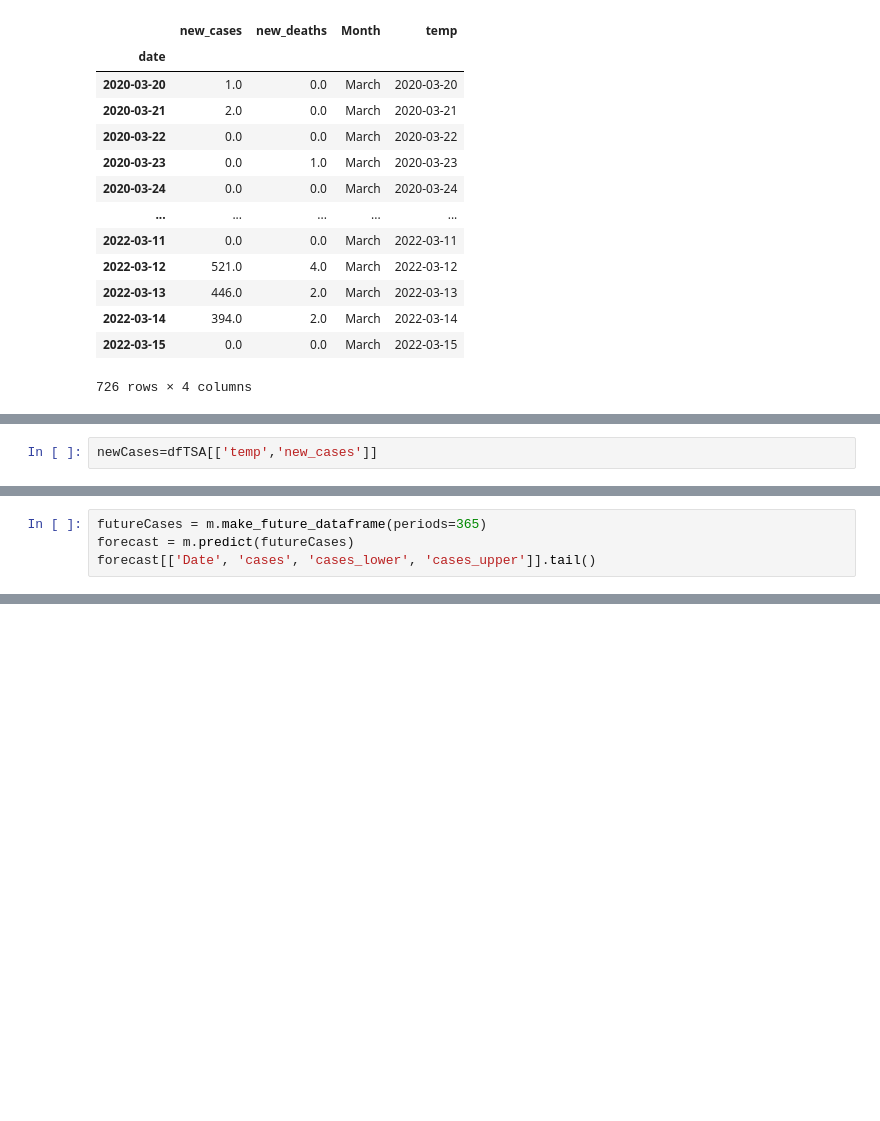
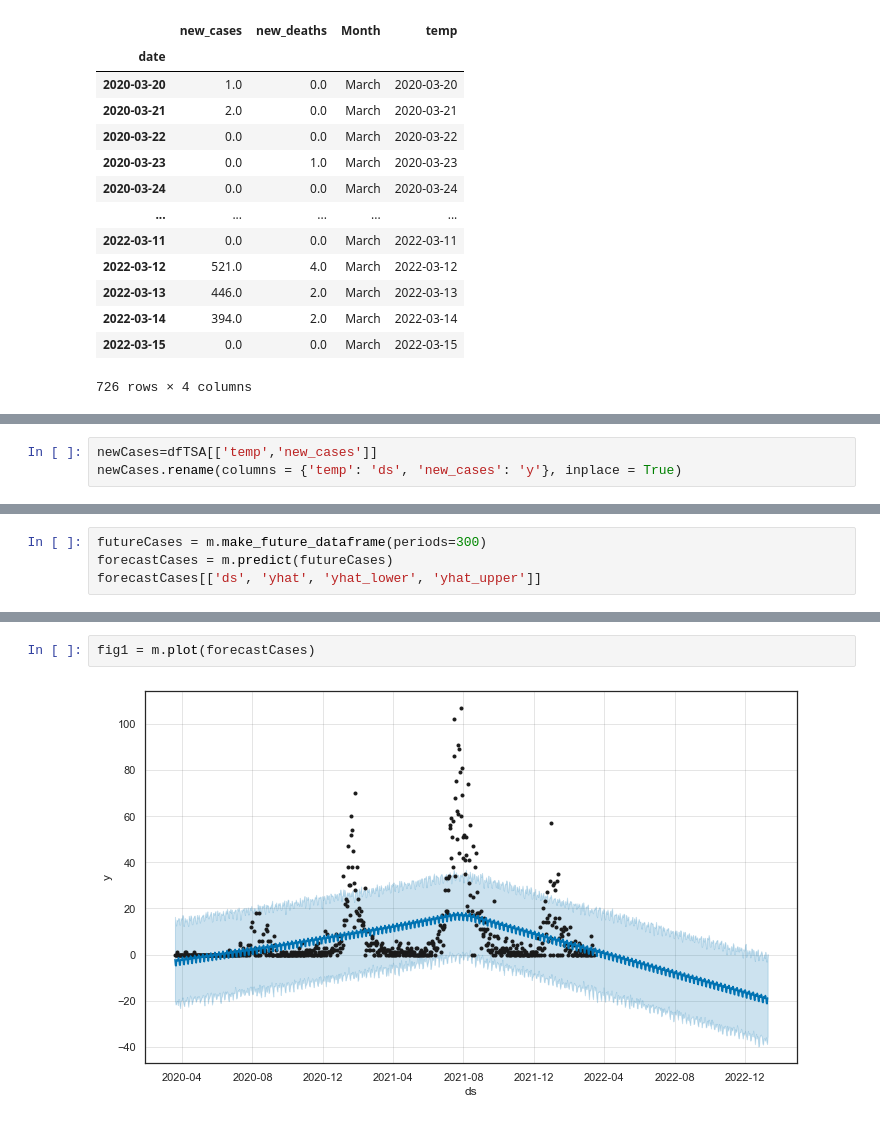
Before and after one commit to Bensylent/ZWE_Covid_TSA, a Jupyter notebook: ZWE_Cases_forecast.ipynb, the cells around one changed output, grey strips where cells are left out. Drawn from its saved outputs; the diff is of its cells as text; blank space fills up the shorter version.

```diff
--- a/ZWE_Cases_forecast.ipynb
+++ b/ZWE_Cases_forecast.ipynb
@@ -868,2 +872,3 @@ dfTSA
 # %%
 newCases=dfTSA[['temp','new_cases']]
+newCases.rename(columns = {'temp': 'ds', 'new_cases': 'y'}, inplace = True)
@@ -873,4 +887,4 @@ m.fit(newCases)
 # %%
-futureCases = m.make_future_dataframe(periods=365)
-forecast = m.predict(futureCases)
-forecast[['Date', 'cases', 'cases_lower', 'cases_upper']].tail()
+futureCases = m.make_future_dataframe(periods=300)
+forecastCases = m.predict(futureCases)
+forecastCases[['ds', 'yhat', 'yhat_lower', 'yhat_upper']]
@@ -876,0 +905,4 @@ forecast[['Date', 'cases', 'cases_lower', 'cases_upper']].tail()
+# %%
+fig1 = m.plot(forecastCases)
+# %% [output]
+[figure, added]
```
Also changed, not shown: parts of 26 cells of this notebook.
